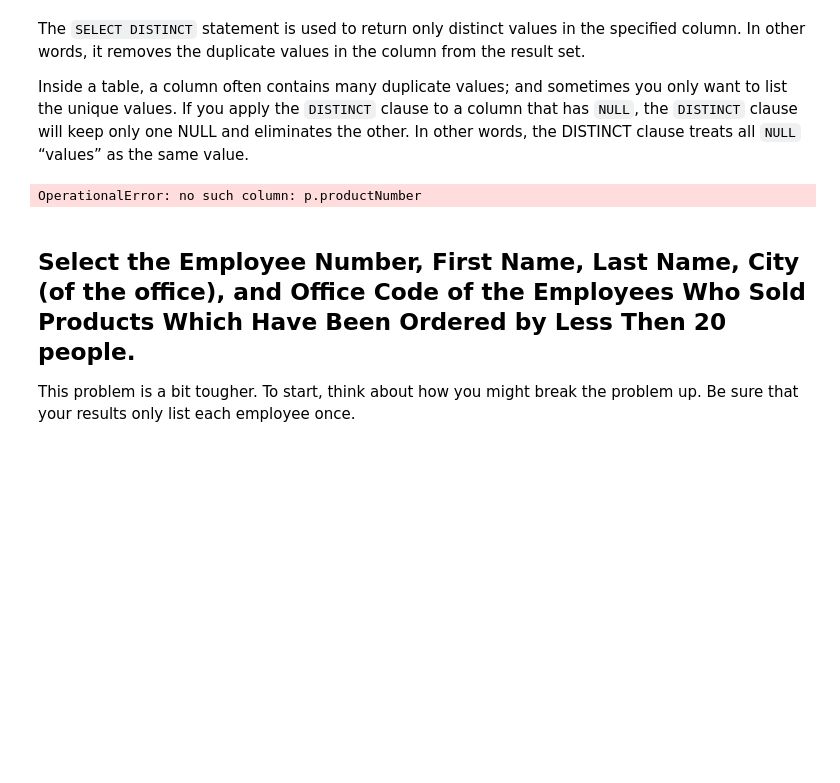
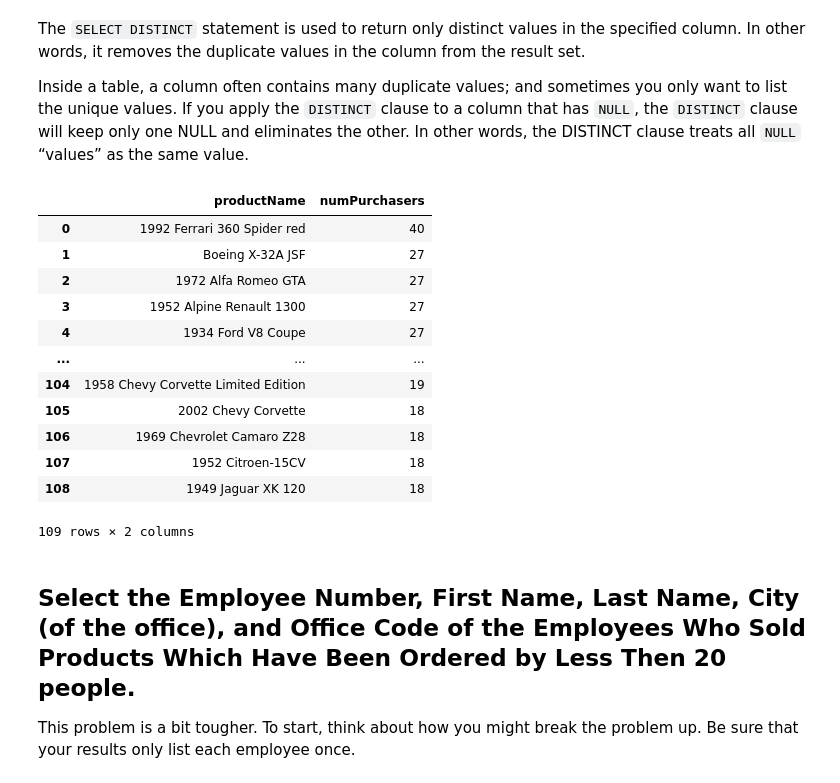
Before and after one commit to sealaurel/dsc-sql-subqueries-lab, a Jupyter notebook: index.ipynb, the cells around one changed output. Saved outputs shown, nothing was run; the diff lists cells and outputs as text; code cells hidden in the pictures; blank space fills up the shorter version.

```diff
--- a/index.ipynb
+++ b/index.ipynb
@@ -120,16 +120,31 @@ Inside a table, a column often contains many duplicate values; and sometimes you
 # %%
 # Your code here:
 # Hint: because one of the tables we'll be joining has duplicate customer numbers, you should use DISTINCT
-cur.execute("""SELECT p.productName, count(c.customerNumber)
-                FROM products  p, customers c WHERE productCode in
-                (SELECT DISTINCT(productCode) FROM orderdetails WHERE orderNumber in
-                (SELECT orderNumber from orders WHERE customerNumber in (SELECT customerNumber FROM customers)))
-                GROUP BY p.productCode""")
+cur.execute("""SELECT productName, count(DISTINCT(customerNumber)) AS numPurchasers
+                FROM products
+                   JOIN orderdetails
+                   USING(productCode)
+                   JOIN orders
+                   USING(orderNumber)
+                   GROUP BY productName
+                   ORDER BY numPurchasers DESC""")
 df = pd.DataFrame(cur.fetchall())
 df.columns = [x[0] for x in cur.description]
 df
 # %% [output]
+|  | productName | numPurchasers |
+| 0 | 1992 Ferrari 360 Spider red | 40 |
+| 1 | Boeing X-32A JSF | 27 |
+| 2 | 1972 Alfa Romeo GTA | 27 |
+| 3 | 1952 Alpine Renault 1300 | 27 |
+| 4 | 1934 Ford V8 Coupe | 27 |
+| ... | ... | ... |
+| 104 | 1958 Chevy Corvette Limited Edition | 19 |
+| 105 | 2002 Chevy Corvette | 18 |
+| 106 | 1969 Chevrolet Camaro Z28 | 18 |
+| 107 | 1952 Citroen-15CV | 18 |
+| 108 | 1949 Jaguar XK 120 | 18 |
-OperationalError: no such column: p.productNumber
+109 rows × 2 columns
 # %% [markdown]
 ## Select the Employee Number, First Name, Last Name, City (of the office), and Office Code of the Employees Who Sold Products Which Have Been Ordered by Less Then 20 people.
 
```
Also changed, not shown: parts of 5 cells of this notebook.
